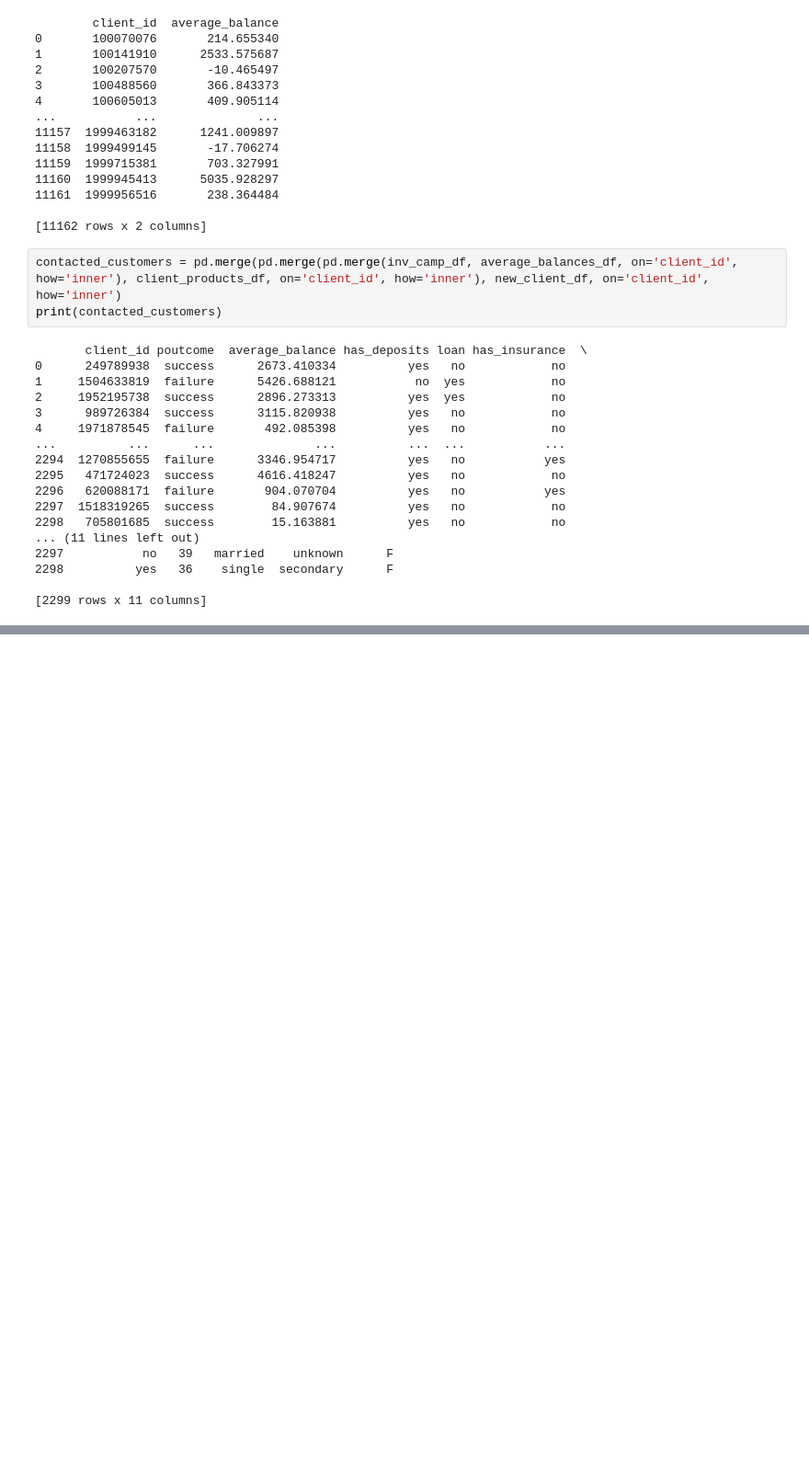
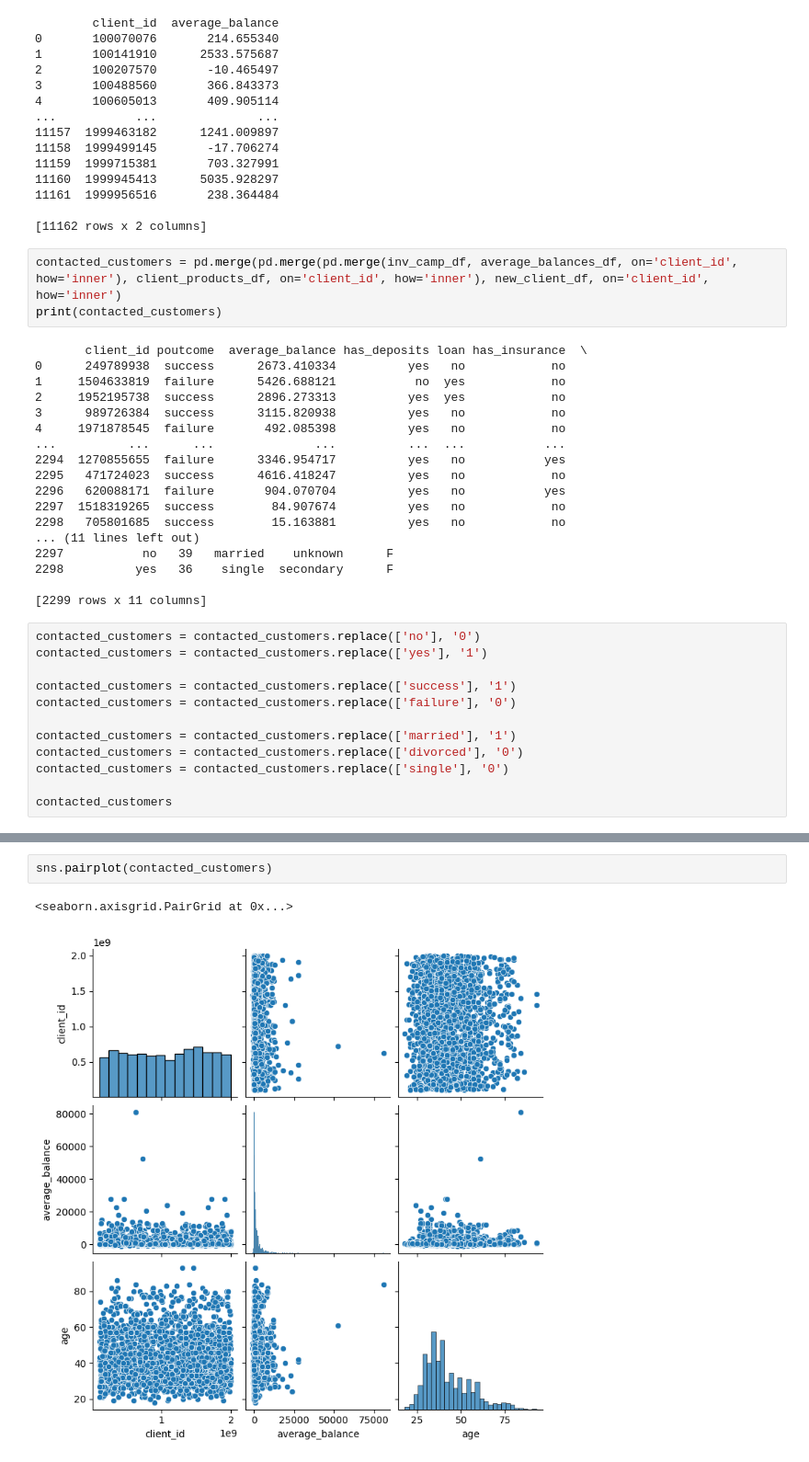
Before and after one commit to braverun/cb_case_study, a Jupyter notebook: cb_case_study.ipynb, the cells around one changed output, grey strips where cells are left out. Shown at 92% size. Cells and saved outputs as stored; diff of their text form; blank space fills up the shorter version.

```diff
--- a/cb_case_study.ipynb
+++ b/cb_case_study.ipynb
@@ -182,3 +207,15 @@ print(contacted_customers)
 2298          yes   36    single  secondary      F
 
 [2299 rows x 11 columns]
+# %%
+contacted_customers = contacted_customers.replace(['no'], '0')
+contacted_customers = contacted_customers.replace(['yes'], '1')
+
+contacted_customers = contacted_customers.replace(['success'], '1')
+contacted_customers = contacted_customers.replace(['failure'], '0')
+
+contacted_customers = contacted_customers.replace(['married'], '1')
+contacted_customers = contacted_customers.replace(['divorced'], '0')
+contacted_customers = contacted_customers.replace(['single'], '0')
+
+contacted_customers
@@ -184,0 +236,5 @@ print(contacted_customers)
+# %%
+sns.pairplot(contacted_customers)
+# %% [output]
+<seaborn.axisgrid.PairGrid at 0x...>
+[figure, added]
```
Also changed, not shown: parts of 4 cells of this notebook, 1 other file.
